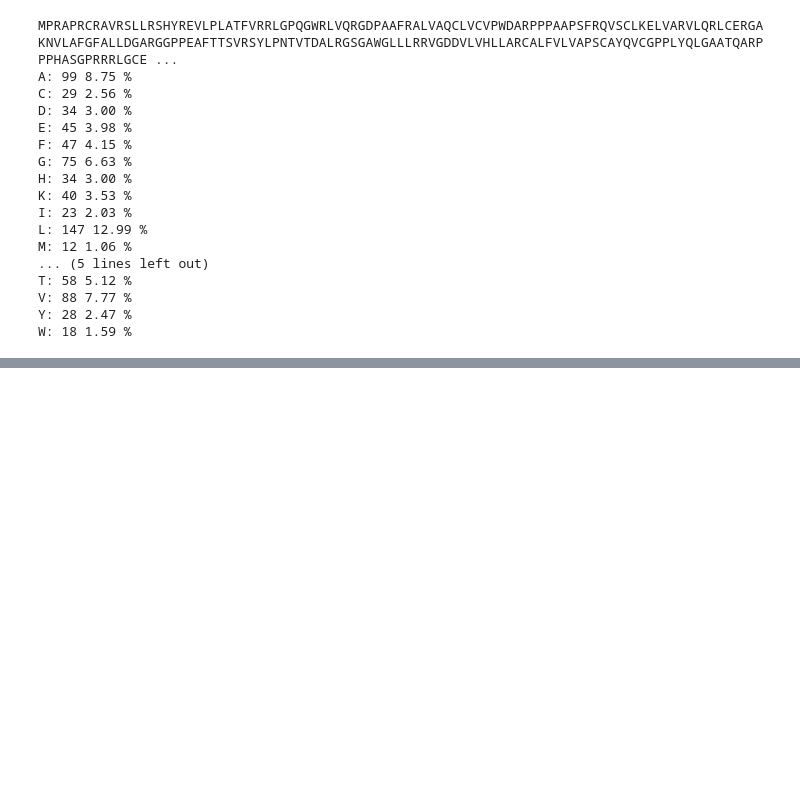
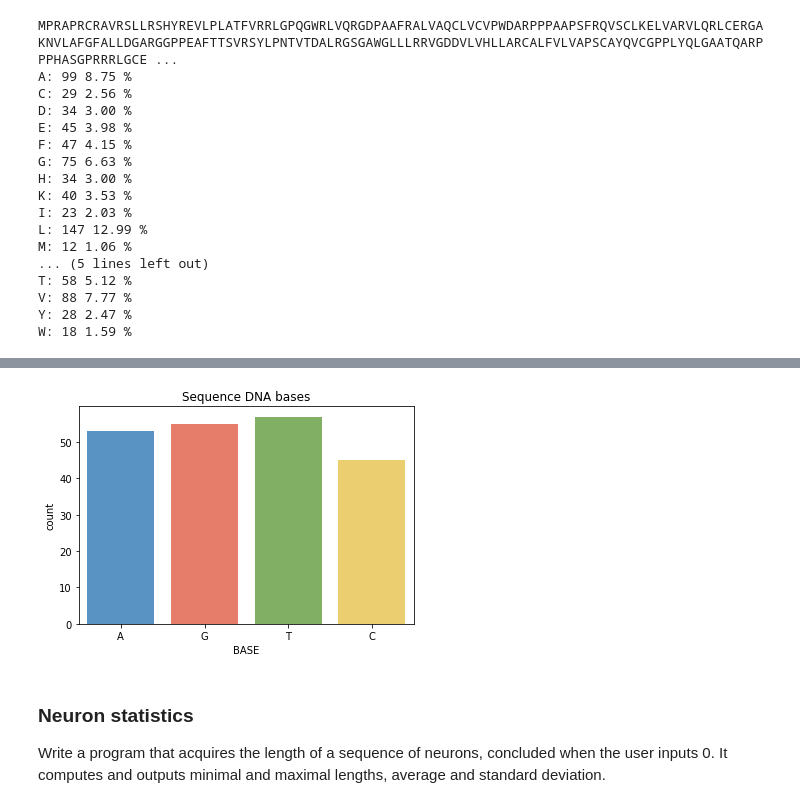
Before and after one commit to cbolk/CS2020-21, a Jupyter notebook: Lesson4.ipynb, the cells around one changed output, grey strips where cells are left out. Drawn from its saved outputs; the diff is of its cells as text; code cells hidden in the pictures; blank space fills up the shorter version.

```diff
--- a/Lesson4.ipynb
+++ b/Lesson4.ipynb
@@ -482,0 +570,39 @@ W: 18 1.59 %
+# %%
+import pandas as pd
+import seaborn as sns
+import matplotlib.pyplot as plt
+
+ADENINE = 'A'
+CYTOSINE = 'C'
+GUANINE = 'G'
+THYMINE = 'T'
+
+nA = 0
+nC = 0
+nG = 0
+nT = 0
+totsize = 0
+sequence = input()
+size = len(sequence)
+elementlist = []
+while size > 0:
+    elementlist.extend(list(sequence))
+    nA = nA + sequence.count(ADENINE)
+    nC = nC + sequence.count(CYTOSINE)
+    nG = nG + sequence.count(GUANINE)
+    nT = nT + sequence.count(THYMINE)
+    totsize = totsize + size
+    sequence = input()
+    size = len(sequence)
+
+df = pd.DataFrame(elementlist)
+df.columns = ['BASE']
+
+## visualization only
+df = pd.DataFrame(elementlist,columns=['BASE'])
+myfmcolor = sns.color_palette(['#4695d6','#fa6e57','#7ebc59','#fed95c'])
+sns.set_palette(myfmcolor)
+sns.countplot(x='BASE', data=df)
+plt.title('Sequence DNA bases')
+plt.show()
+# %% [output]
@@ -482,0 +612,4 @@ W: 18 1.59 %
+[figure, added]
+# %% [markdown]
+### Neuron statistics
+Write a program that acquires the length of a sequence of neurons, concluded when the user inputs 0. It computes and outputs minimal and maximal lengths, average and standard deviation.
```
Also changed, not shown: parts of 20 cells of this notebook, 5 other files.
